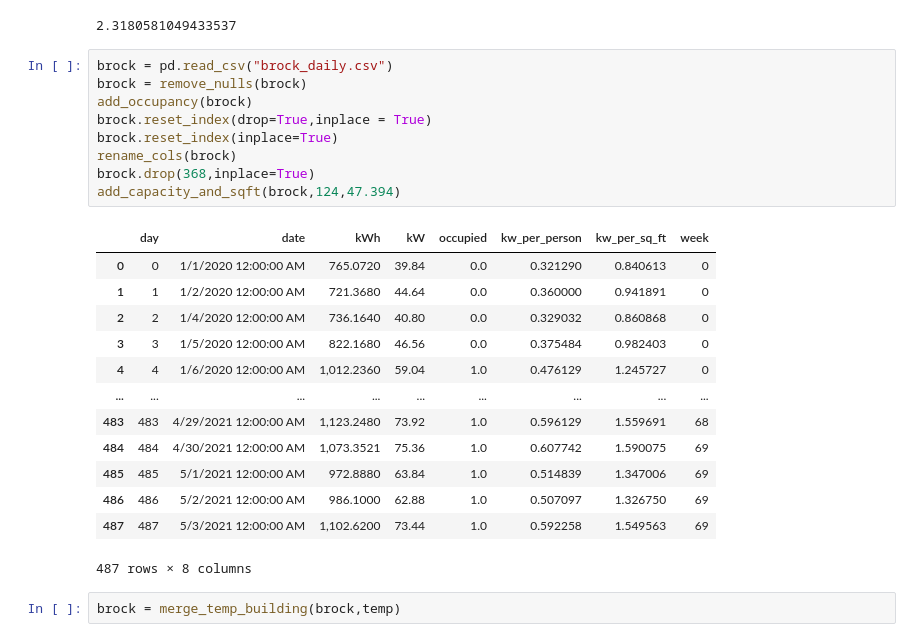
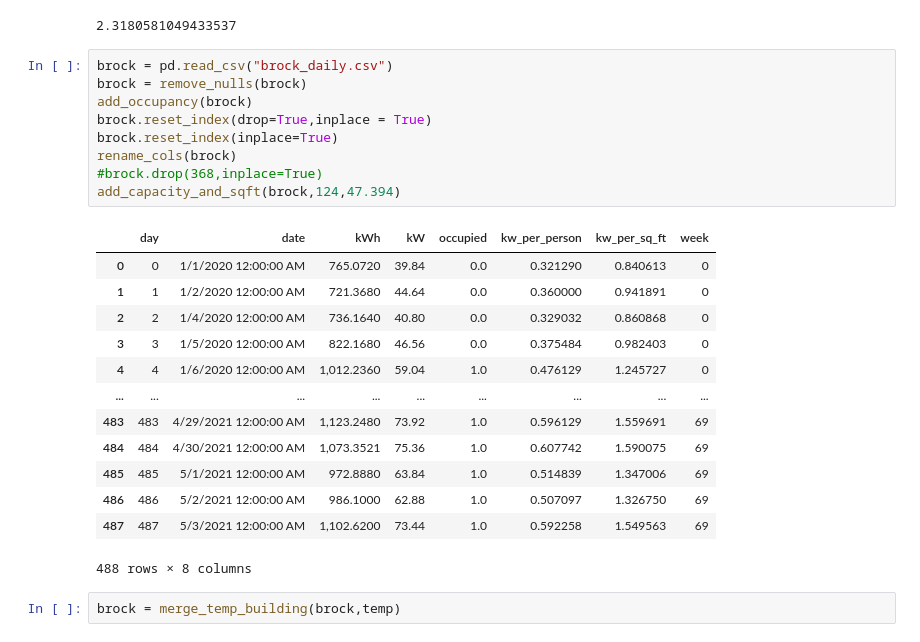
Before and after one commit to jacksonkennedynorris/green_centre, a Jupyter notebook: GreenProject.ipynb, the cells around one changed output. Drawn from its saved outputs; the diff is of its cells as text.

```diff
--- a/GreenProject.ipynb
+++ b/GreenProject.ipynb
@@ -176,26 +176,26 @@ yerkes['kw_per_sq_ft'].mean()
 # %%
 brock = pd.read_csv("brock_daily.csv")
 brock = remove_nulls(brock)
 add_occupancy(brock)
 brock.reset_index(drop=True,inplace = True)
 brock.reset_index(inplace=True)
 rename_cols(brock)
-brock.drop(368,inplace=True)
+#brock.drop(368,inplace=True)
 add_capacity_and_sqft(brock,124,47.394)
 # %% [output]
 |  | day | date | kWh | kW | occupied | kw_per_person | kw_per_sq_ft | week |
 | 0 | 0 | 1/1/2020 12:00:00 AM | 765.0720 | 39.84 | 0.0 | 0.321290 | 0.840613 | 0 |
 | 1 | 1 | 1/2/2020 12:00:00 AM | 721.3680 | 44.64 | 0.0 | 0.360000 | 0.941891 | 0 |
 | 2 | 2 | 1/4/2020 12:00:00 AM | 736.1640 | 40.80 | 0.0 | 0.329032 | 0.860868 | 0 |
 | 3 | 3 | 1/5/2020 12:00:00 AM | 822.1680 | 46.56 | 0.0 | 0.375484 | 0.982403 | 0 |
 | 4 | 4 | 1/6/2020 12:00:00 AM | 1,012.2360 | 59.04 | 1.0 | 0.476129 | 1.245727 | 0 |
 | ... | ... | ... | ... | ... | ... | ... | ... | ... |
-| 483 | 483 | 4/29/2021 12:00:00 AM | 1,123.2480 | 73.92 | 1.0 | 0.596129 | 1.559691 | 68 |
+| 483 | 483 | 4/29/2021 12:00:00 AM | 1,123.2480 | 73.92 | 1.0 | 0.596129 | 1.559691 | 69 |
 | 484 | 484 | 4/30/2021 12:00:00 AM | 1,073.3521 | 75.36 | 1.0 | 0.607742 | 1.590075 | 69 |
 | 485 | 485 | 5/1/2021 12:00:00 AM | 972.8880 | 63.84 | 1.0 | 0.514839 | 1.347006 | 69 |
 | 486 | 486 | 5/2/2021 12:00:00 AM | 986.1000 | 62.88 | 1.0 | 0.507097 | 1.326750 | 69 |
 | 487 | 487 | 5/3/2021 12:00:00 AM | 1,102.6200 | 73.44 | 1.0 | 0.592258 | 1.549563 | 69 |
-487 rows × 8 columns
+488 rows × 8 columns
 # %%
 brock = merge_temp_building(brock,temp)
 # %%
```
Also changed, not shown: parts of 5 cells of this notebook, 4 other files.
